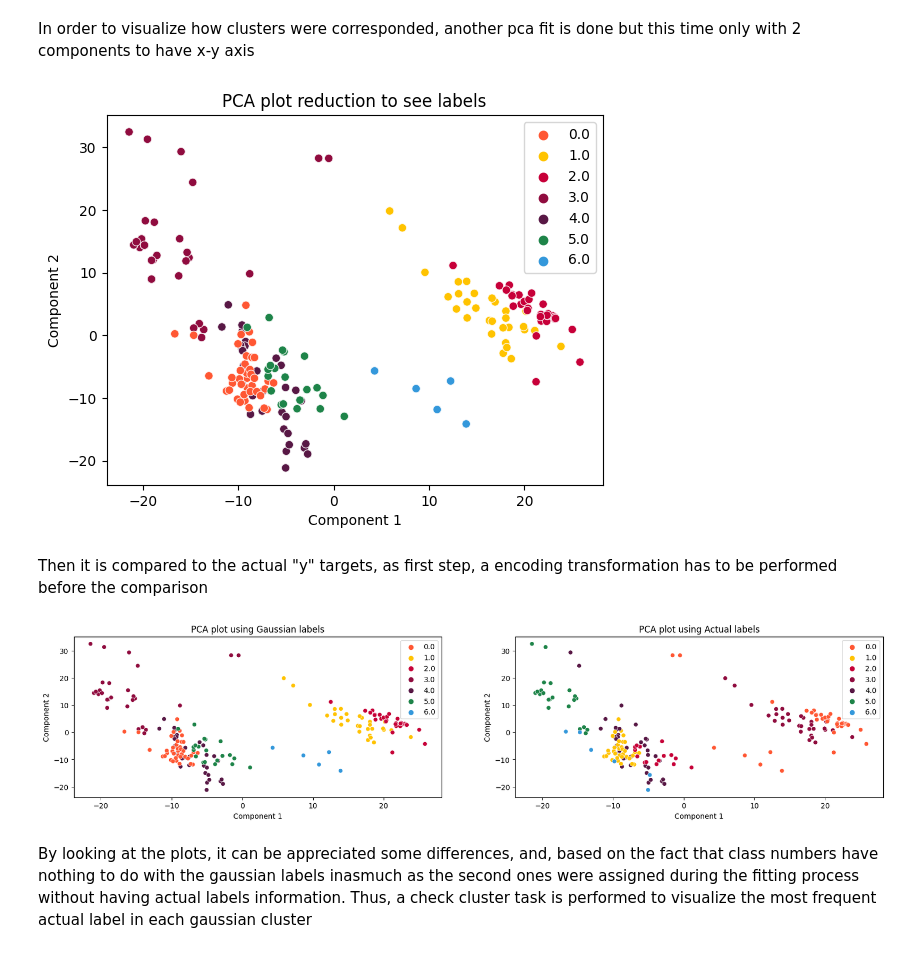
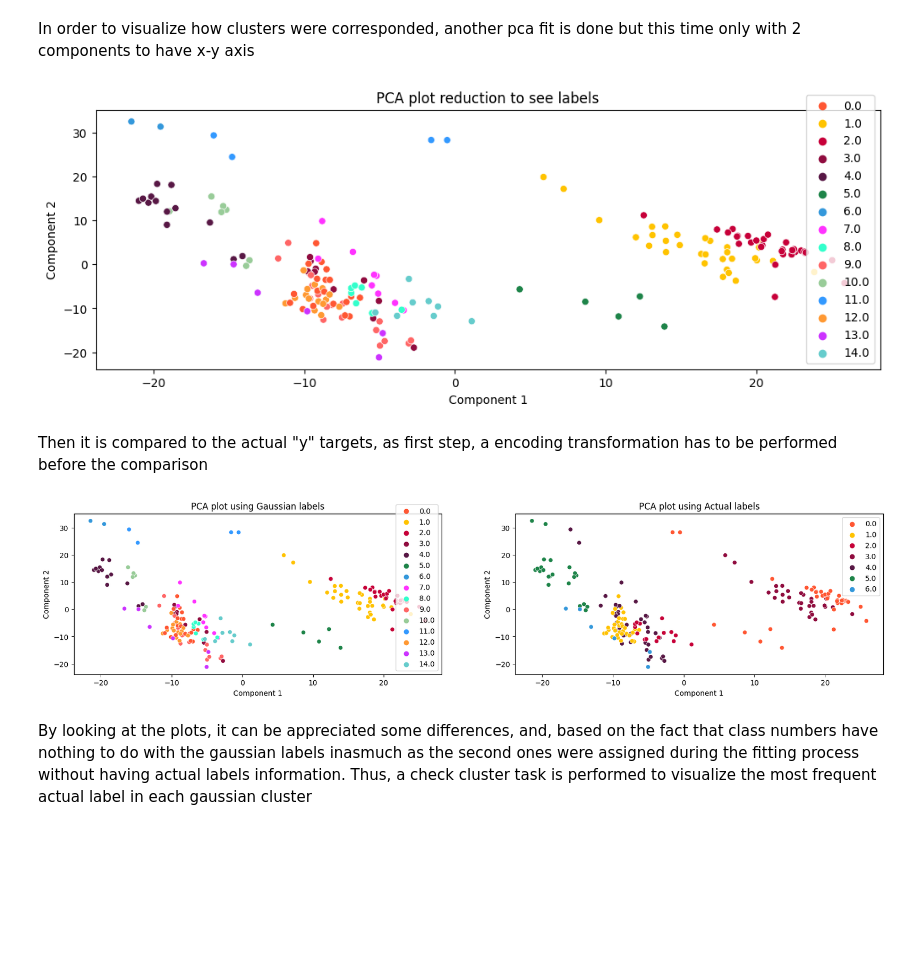
Before and after one commit to JoseGarayar/clustering_utec, a Jupyter notebook: notebook_bruno.ipynb, the cells around one changed output. Drawn from its saved outputs; the diff is of its cells as text; code cells hidden in the pictures; blank space fills up the shorter version.

Commit message:
gaussian mixture has 15 clusters now

```diff
--- a/notebook_bruno.ipynb
+++ b/notebook_bruno.ipynb
@@ -136,6 +136,9 @@ As it can be observed in the plot, the lowest BIC score corresponds to a 15th-cl
 # %%
+# establishin number of components
+n_components = 15
+
 # declaring a 7th-cluster-gaussian model
-gaussian_model = GaussianMixture(n_components = 7, tol = 1e-6 ,max_iter = 300, init_params = 'k-means++', random_state = 23)
+gaussian_model = GaussianMixture(n_components = n_components, tol = 1e-6 ,max_iter = 300, init_params = 'k-means++', random_state = 23)
 
 # fitting model
 gaussian_model.fit(X_pca)
@@ -152,20 +155,24 @@ In order to visualize how clusters were corresponded, another pca fit is done bu
 # %%
 # declaring pca instance to use to plot
 pca_plot = PCA(n_components = 2, random_state = 23)
 
 # Creating the X_plot data set
 X_plot = pca_plot.fit_transform(X_sc)
 X_plot_gauss= np.c_[X_plot, gaussian_labels]
 
 # ploting with sns
-colors = ["#FF5733", "#FFC300", "#C70039", "#900C3F", "#581845", "#1E8449", "#3498DB"]
-sns.scatterplot(x = X_plot_gauss[:, 0], y = X_plot_gauss[:, 1], hue = X_plot_gauss[:, 2], palette = colors)
+colors = ["#FF5733", "#FFC300", "#C70039", "#900C3F", "#581845", "#1E8449", "#3498DB",
+            "#FF33FF", "#33FFCC", "#FF6666", "#99CC99", "#3399FF", "#FF9933", "#CC33FF", "#66CCCC"]
+
+plt.figure(figsize = (12, 4))
+sns.scatterplot(x = X_plot_gauss[:, 0], y = X_plot_gauss[:, 1], hue = X_plot_gauss[:, 2], palette = colors[:n_components])
 plt.ylabel('Component 2')
 plt.xlabel('Component 1')
 plt.title('PCA plot reduction to see labels')
+plt.legend(loc = 'lower right')
 plt.show()
 # %% [output]
-[figure, old version]
+[figure, new version]
 # %% [markdown]
 Then it is compared to the actual "y" targets, as first step, a encoding transformation has to be performed before the comparison
 # %%
@@ -183,22 +190,24 @@ X_plot_gauss = np.c_[X_plot, gaussian_labels]
 X_plot_real = np.c_[X_plot, y_label]
 
 fig, axis = plt.subplots(1, 2, figsize = (20, 4))
-colors = ["#FF5733", "#FFC300", "#C70039", "#900C3F", "#581845", "#1E8449", "#3498DB"]
+colors = ["#FF5733", "#FFC300", "#C70039", "#900C3F", "#581845", "#1E8449", "#3498DB",
+            "#FF33FF", "#33FFCC", "#FF6666", "#99CC99", "#3399FF", "#FF9933", "#CC33FF", "#66CCCC"]
 
 ## first plot
-sns.scatterplot(x = X_plot_gauss[:, 0], y = X_plot_gauss[:, 1], hue = X_plot_gauss[:, 2], palette = colors, ax = axis[0])
+sns.scatterplot(x = X_plot_gauss[:, 0], y = X_plot_gauss[:, 1], hue = X_plot_gauss[:, 2], palette = colors[:n_components], ax = axis[0])
 axis[0].set_ylabel('Component 2')
 axis[0].set_xlabel('Component 1')
 axis[0].set_title('PCA plot using Gaussian labels')
+axis[0].legend(loc = 'lower right')
 
 ## second plot
-sns.scatterplot(x = X_plot_real[:, 0], y = X_plot_real[:, 1], hue = X_plot_real[:, 2], palette = colors, ax = axis[1])
+sns.scatterplot(x = X_plot_real[:, 0], y = X_plot_real[:, 1], hue = X_plot_real[:, 2], palette = colors[:7], ax = axis[1])
 axis[1].set_ylabel('Component 2')
 axis[1].set_xlabel('Component 1')
 axis[1].set_title('PCA plot using Actual labels')
 plt.show()
 # %% [output]
-[figure, old version]
+[figure, new version]
 # %% [markdown]
 By looking at the plots, it can be appreciated some differences, and, based on the fact that class numbers have nothing to do with the gaussian labels inasmuch as the second ones were assigned during the fitting process without having actual labels information. Thus, a check cluster task is performed to visualize the most frequent actual label in each gaussian cluster
 # %%
```
Also changed, not shown: parts of 4 cells of this notebook.
